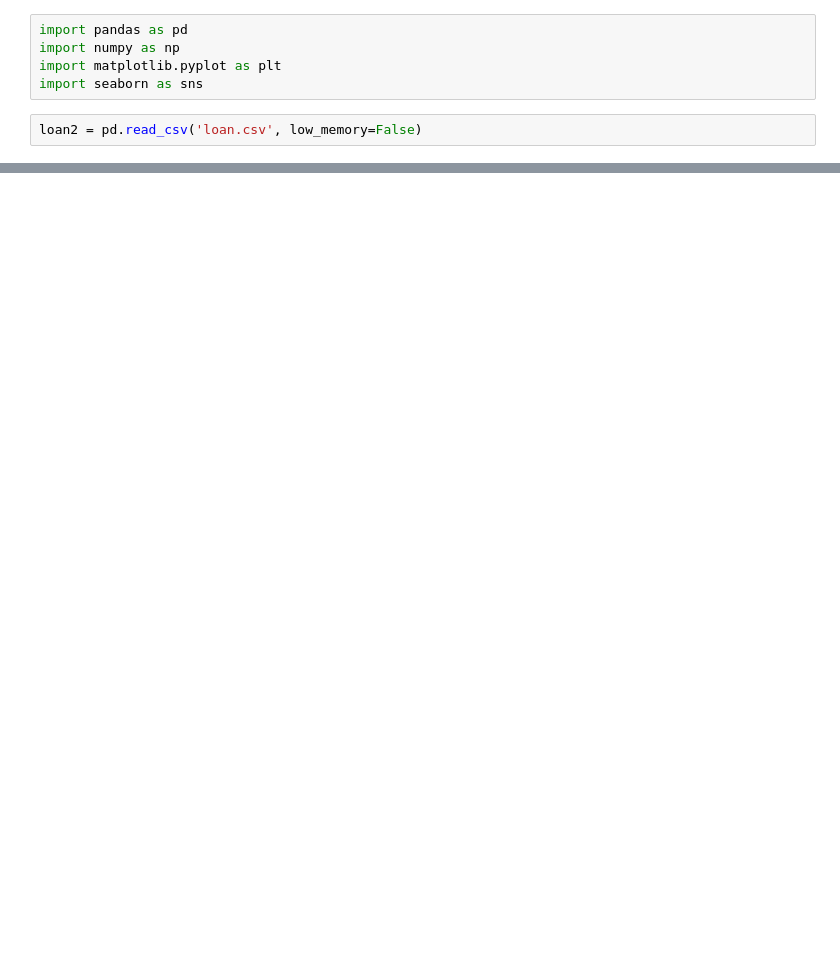
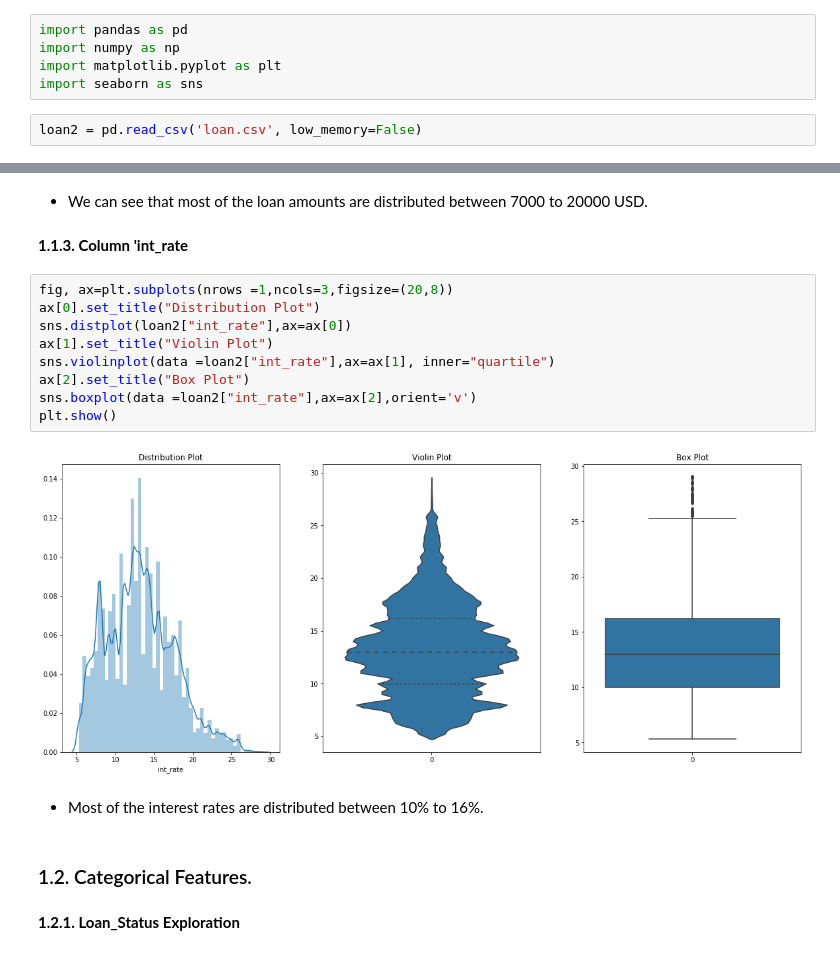
Before and after one commit to sanjogh777/Project1, a Jupyter notebook: Data Visualization/Data Visualization.ipynb, the cells around one changed output, grey strips where cells are left out. Cells and saved outputs as stored; diff of their text form; blank space fills up the shorter version.

```diff
--- a/Data Visualization/Data Visualization.ipynb
+++ b/Data Visualization/Data Visualization.ipynb
@@ -203,0 +143,21 @@ plt.show()
+# %% [markdown]
+* We can see that most of the loan amounts are distributed between 7000 to 20000 USD.
+# %% [markdown]
+**1.1.3. Column 'int_rate**
+# %%
+fig, ax=plt.subplots(nrows =1,ncols=3,figsize=(20,8))
+ax[0].set_title("Distribution Plot")
+sns.distplot(loan2["int_rate"],ax=ax[0])
+ax[1].set_title("Violin Plot")
+sns.violinplot(data =loan2["int_rate"],ax=ax[1], inner="quartile")
+ax[2].set_title("Box Plot")
+sns.boxplot(data =loan2["int_rate"],ax=ax[2],orient='v')
+plt.show()
+# %% [output]
+[figure, added]
+# %% [markdown]
+* Most of the interest rates are distributed between 10% to 16%.
+# %% [markdown]
+### 1.2. Categorical Features.
+# %% [markdown]
+**1.2.1. Loan_Status Exploration**
```
Also changed, not shown: parts of 99 cells of this notebook.
